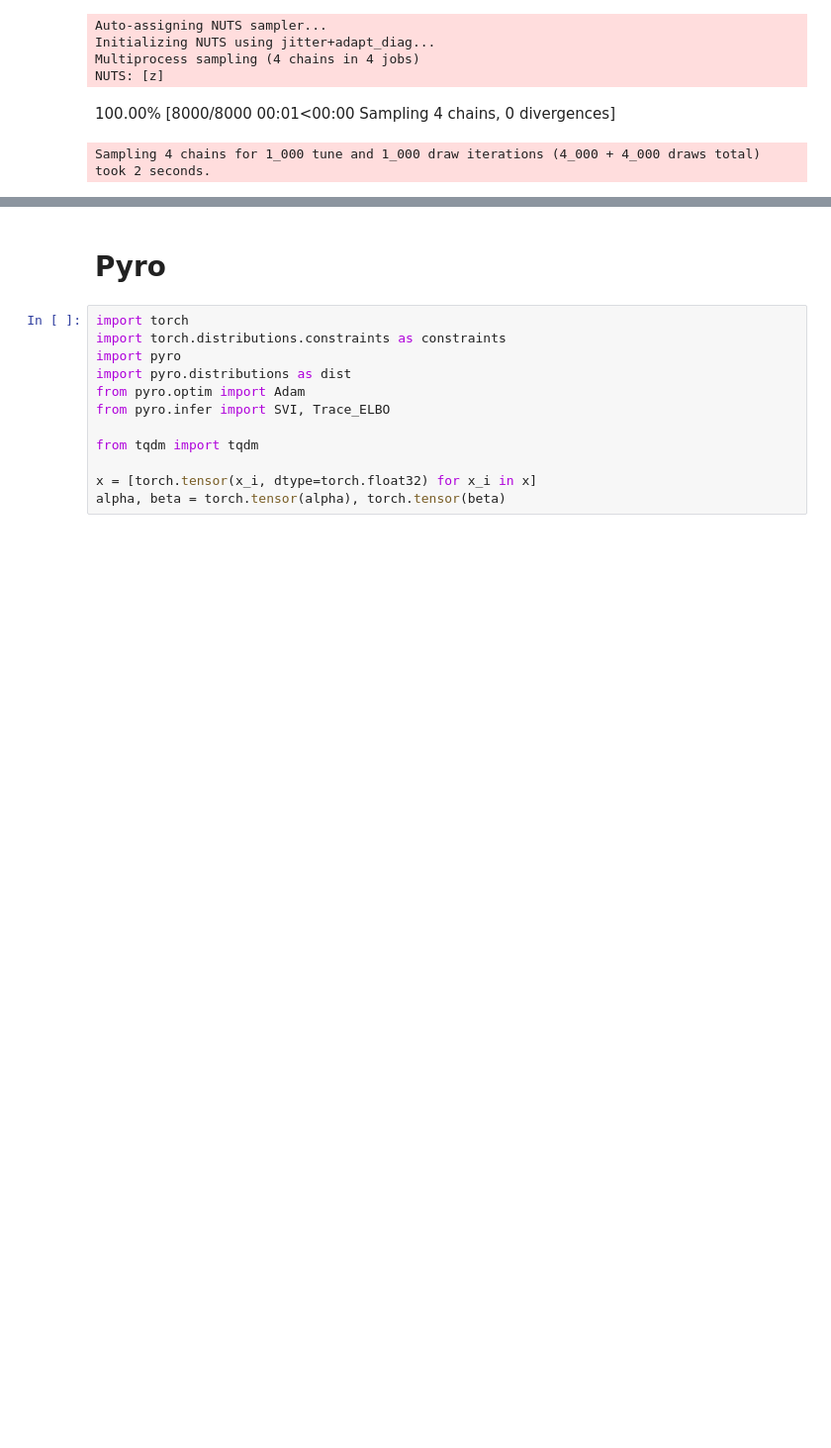
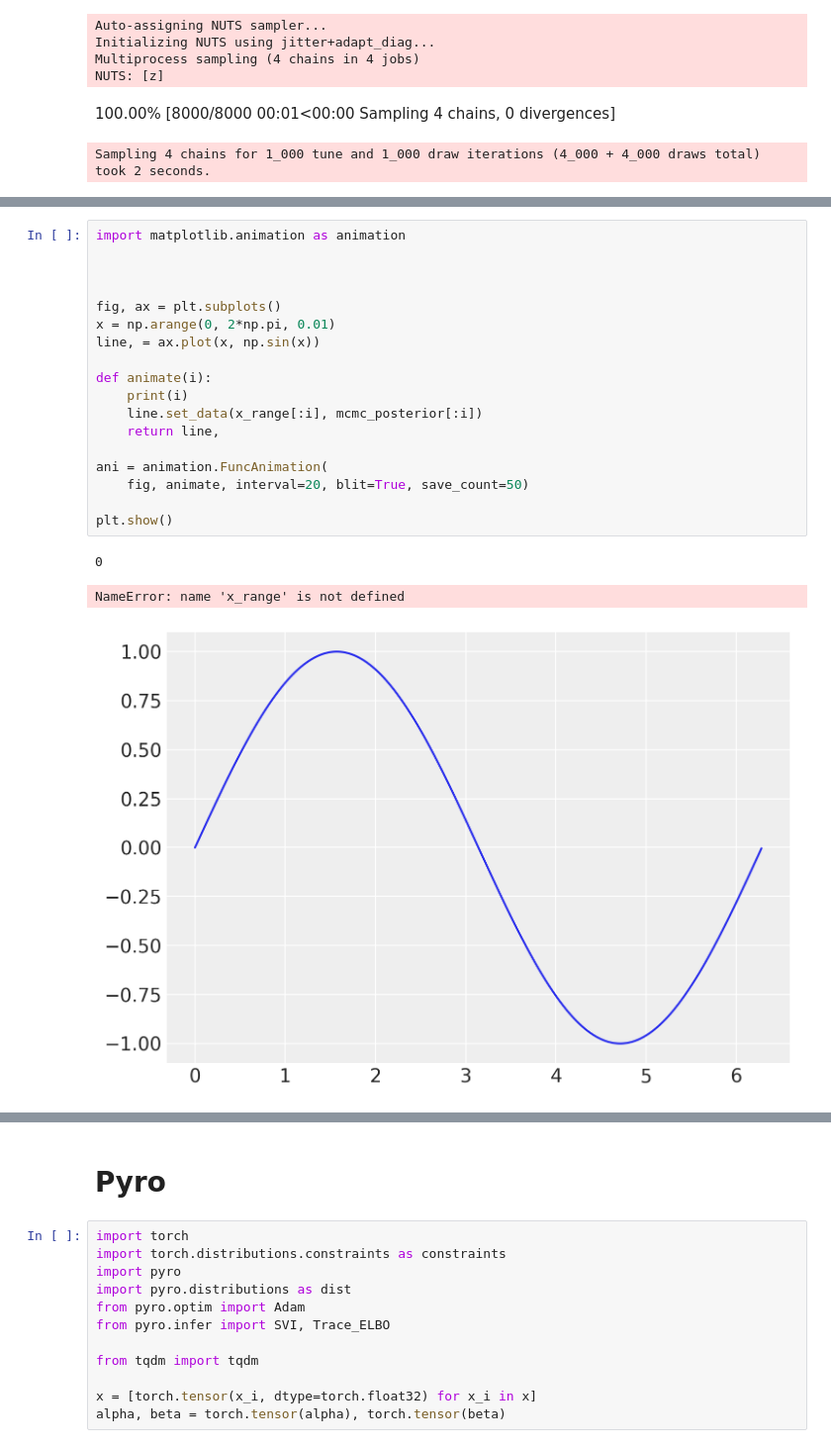
Before and after one commit to tuchris/CIB-Probabilistic-Programming, a Jupyter notebook: demo.ipynb, the cells around one changed output, grey strips where cells are left out. Shown: that part at 99% size. Cells and saved outputs as stored; diff of their text form; blank space fills up the shorter version.

```diff
--- a/demo.ipynb
+++ b/demo.ipynb
@@ -81,0 +164,22 @@ Sampling 4 chains for 1_000 tune and 1_000 draw iterations (4_000 + 4_000 draws
+# %%
+import matplotlib.animation as animation
+
+
+
+fig, ax = plt.subplots()
+x = np.arange(0, 2*np.pi, 0.01)
+line, = ax.plot(x, np.sin(x))
+
+def animate(i):
+    print(i)
+    line.set_data(x_range[:i], mcmc_posterior[:i])
+    return line,
+
+ani = animation.FuncAnimation(
+    fig, animate, interval=20, blit=True, save_count=50)
+
+plt.show()
+# %% [output]
+0
+NameError: name 'x_range' is not defined
+[figure, added]
```
Also changed, not shown: parts of 11 cells of this notebook.
